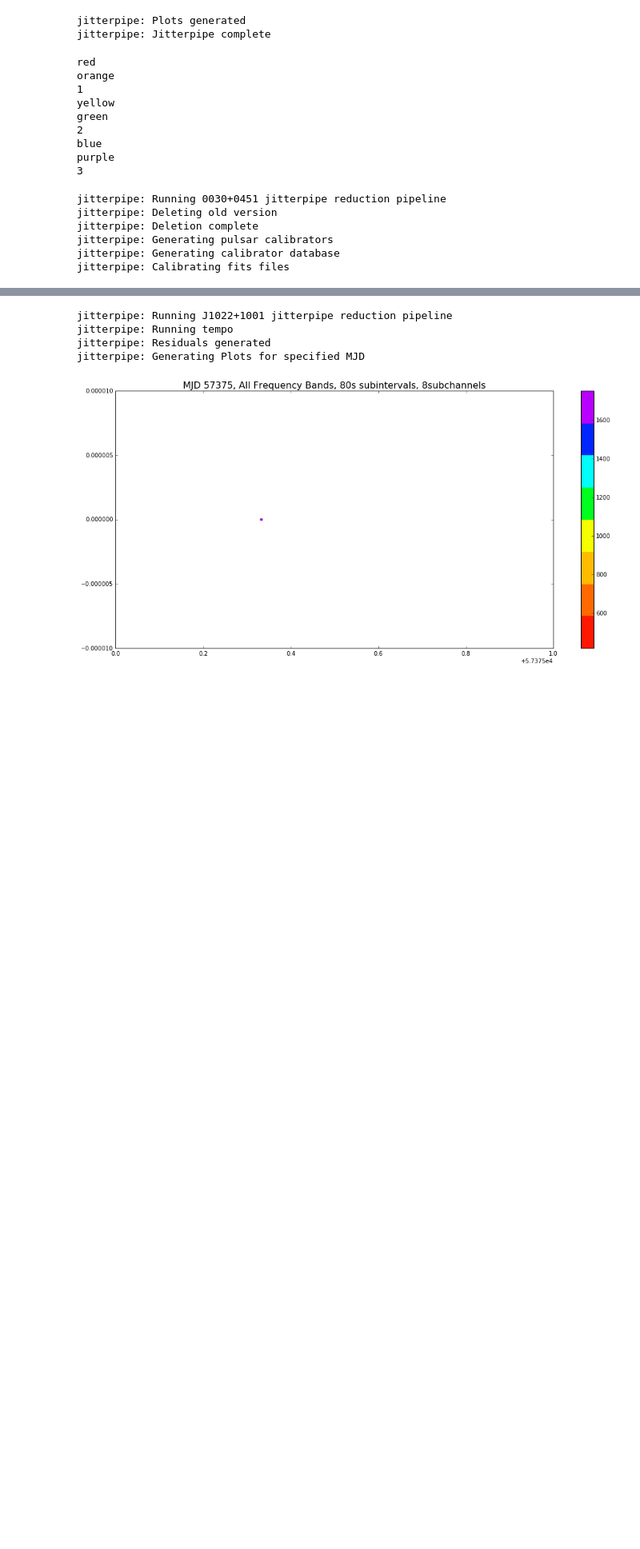
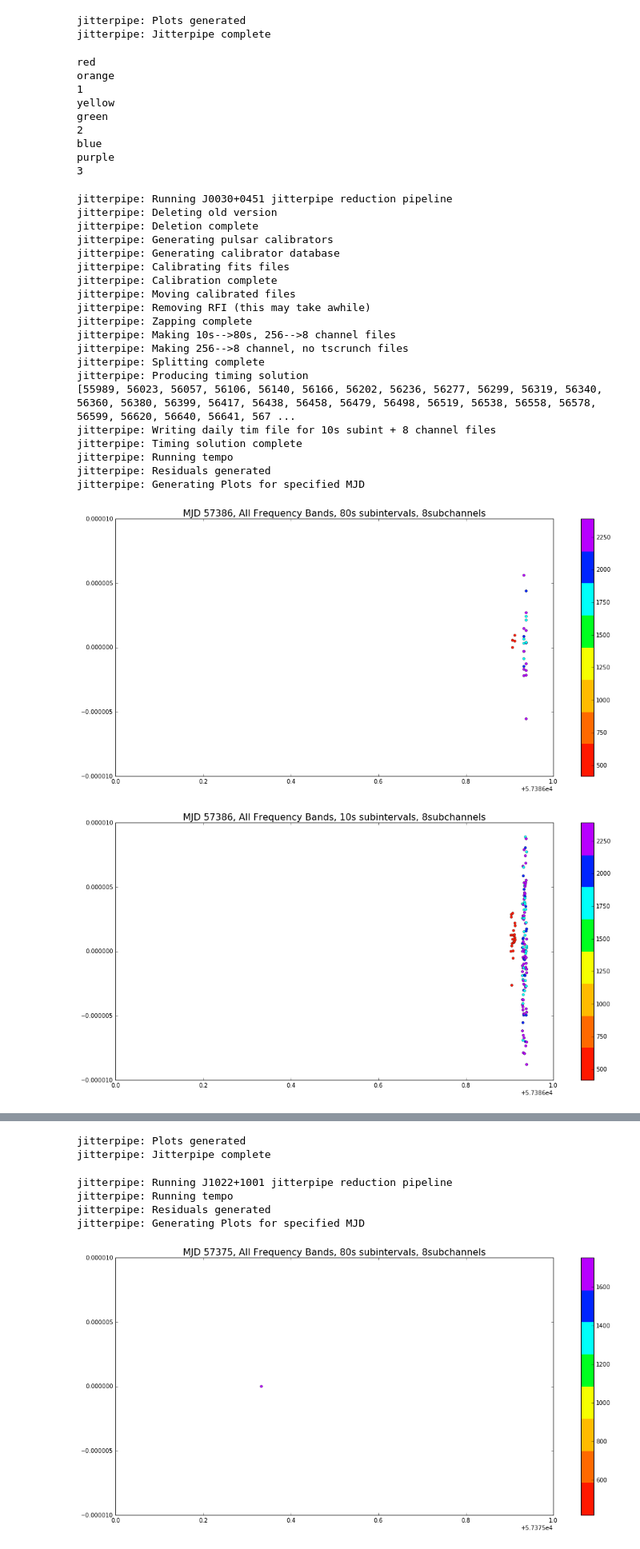
Before and after one commit to elliesch/jitterpipe, a Jupyter notebook: Jitterpipe.ipynb, the cells around one changed output, grey strips where cells are left out. Shown: that part at 80% size. Drawn from its saved outputs; the diff is of its cells as text; code cells hidden in the pictures; blank space fills up the shorter version.

```diff
--- a/Jitterpipe.ipynb
+++ b/Jitterpipe.ipynb
@@ -608,15 +608,31 @@ purple
 3
 # %%
 psrlist=[#('/nimrod1/eschwab/J1022_data/','J1022+1001', 57375), did this below, because the files were buggy
-         ('/nimrod1/eschwab/J0030_data/', '0030+0451', 57386),
+         ('/nimrod1/eschwab/J0030_data/', 'J0030+0451', 57386),
          ('/nimrod1/eschwab/J2234+0944_data/', 'J2234+0944', 57375)]
 
 for psr in psrlist:
     jitterpipe(psr[0], psr[1], psr[2])
 # %% [output]
-jitterpipe: Running 0030+0451 jitterpipe reduction pipeline
+jitterpipe: Running J0030+0451 jitterpipe reduction pipeline
 jitterpipe: Deleting old version
 jitterpipe: Deletion complete
 jitterpipe: Generating pulsar calibrators
 jitterpipe: Generating calibrator database
 jitterpipe: Calibrating fits files
+jitterpipe: Calibration complete
+jitterpipe: Moving calibrated files
+jitterpipe: Removing RFI (this may take awhile)
+jitterpipe: Zapping complete
+jitterpipe: Making 10s-->80s, 256-->8 channel files
+jitterpipe: Making 256-->8 channel, no tscrunch files
+jitterpipe: Splitting complete
+jitterpipe: Producing timing solution
+[55989, 56023, 56057, 56106, 56140, 56166, 56202, 56236, 56277, 56299, 56319, 56340, 56360, 56380, 56399, 56417, 56438, 56458, 56479, 56498, 56519, 56538, 56558, 56578, 56599, 56620, 56640, 56641, 567 ...
+jitterpipe: Writing daily tim file for 10s subint + 8 channel files
+jitterpipe: Timing solution complete
+jitterpipe: Running tempo
+jitterpipe: Residuals generated
+jitterpipe: Generating Plots for specified MJD
+[figure, added]
+[figure, added]
@@ -623,3 +658,5 @@ jitterpipe: Calibrating fits files
+jitterpipe: Plots generated
+jitterpipe: Jitterpipe complete
 # %%
 jitterpipe('/nimrod1/eschwab/J1022_data/','J1022+1001', 57375, clearoutput=False, cal=False, zap=False, scrunch=False, timing=False, resids=True)
 # %% [output]
```
Also changed, not shown: parts of 1 cell of this notebook.
